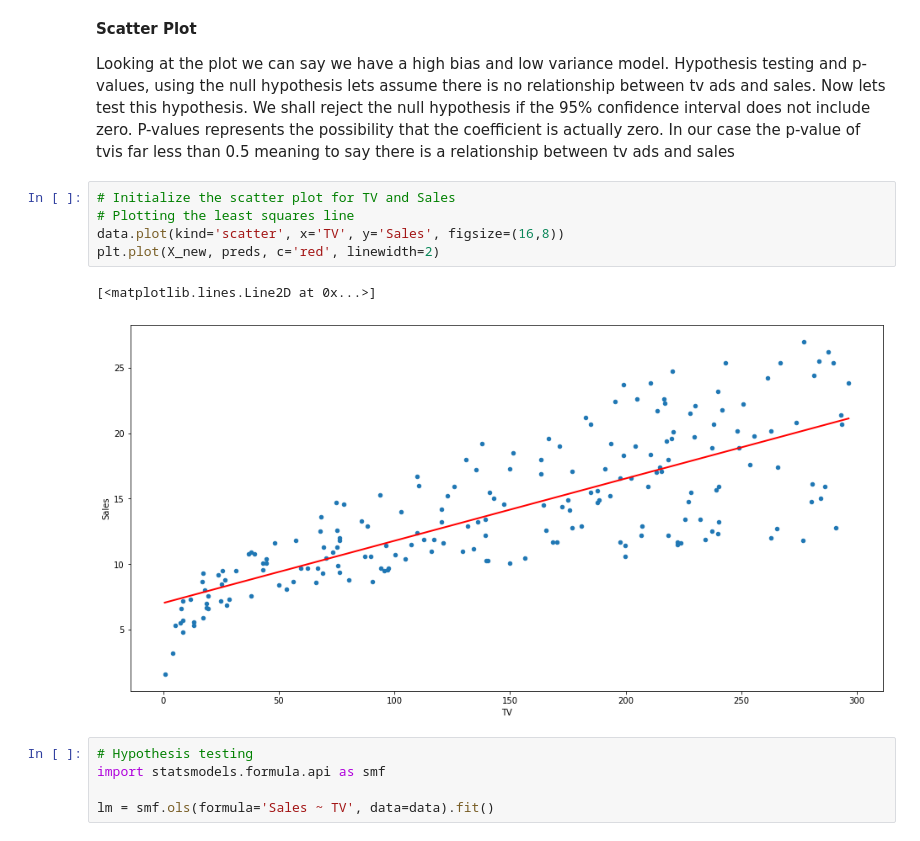
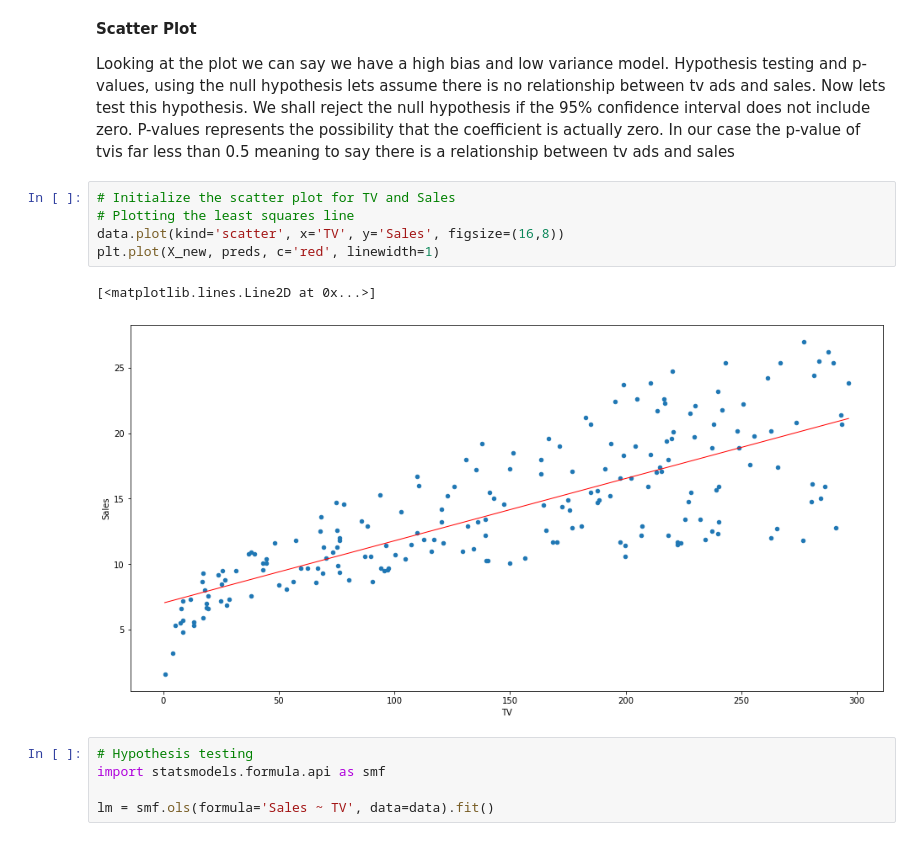
Before and after one commit to dantekansepa/ML_Basics, a Jupyter notebook: Supervised_Learning/supervised_learning.ipynb, the cells around one changed output. Cells and saved outputs as stored; diff of their text form.

```diff
--- a/Supervised_Learning/supervised_learning.ipynb
+++ b/Supervised_Learning/supervised_learning.ipynb
@@ -130,11 +130,11 @@ Looking at the plot we can say we have a high bias and low variance model. Hypot
 # %%
 # Initialize the scatter plot for TV and Sales
 # Plotting the least squares line
 data.plot(kind='scatter', x='TV', y='Sales', figsize=(16,8))
-plt.plot(X_new, preds, c='red', linewidth=2)
+plt.plot(X_new, preds, c='red', linewidth=1)
 # %% [output]
 [<matplotlib.lines.Line2D at 0x...>]
-[figure, old version]
+[figure, new version]
 # %%
 # Hypothesis testing
 import statsmodels.formula.api as smf
```
Also changed, not shown: parts of 6 cells of this notebook.
